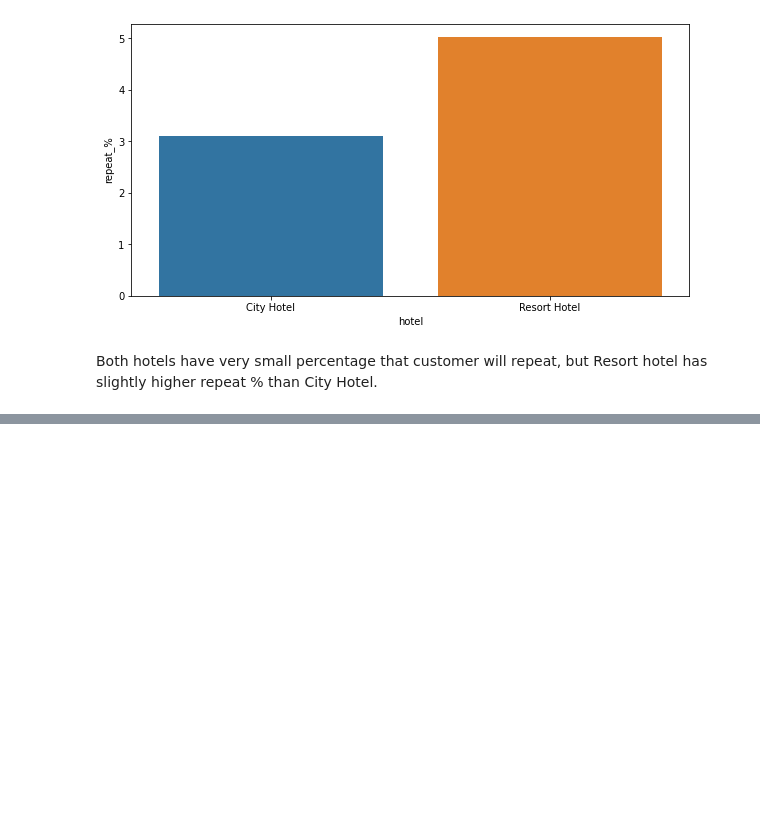
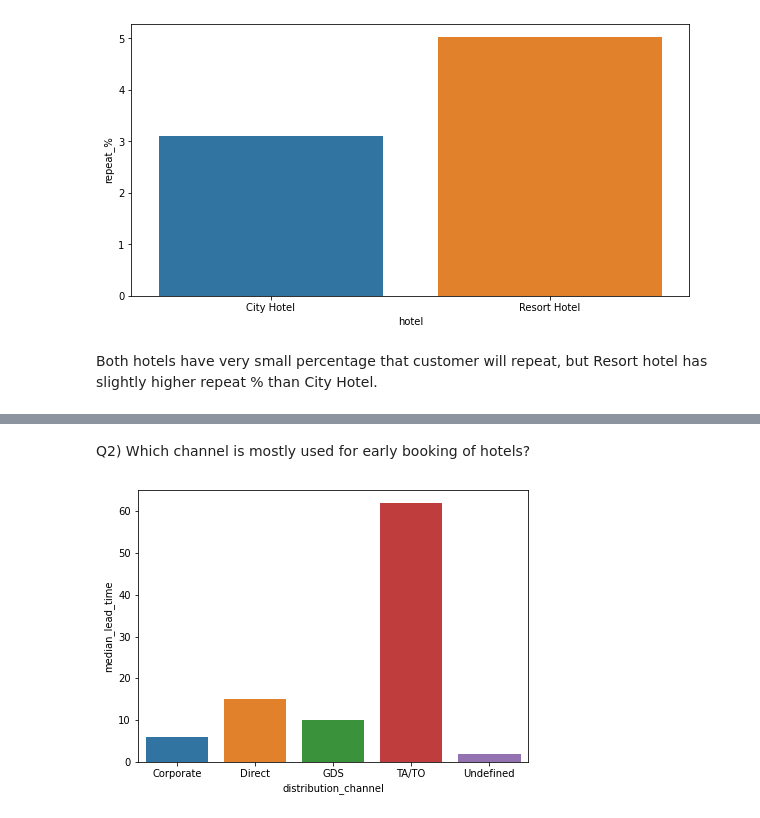
Before and after one commit to YMR29/EDA-on-Hotel-booking-dataset, a Jupyter notebook: Rahul_Y_M_EDA_Hotel_Booking_Analysis_Capstone_Project.ipynb, the cells around one changed output, grey strips where cells are left out. Cells and saved outputs as stored; diff of their text form; code cells hidden in the pictures; blank space fills up the shorter version.

```diff
--- a/Rahul_Y_M_EDA_Hotel_Booking_Analysis_Capstone_Project.ipynb
+++ b/Rahul_Y_M_EDA_Hotel_Booking_Analysis_Capstone_Project.ipynb
@@ -383,0 +392,10 @@ Both hotels have very small percentage that customer will repeat, but Resort hot
+# %% [markdown]
+Q2) Which channel is mostly used for early booking of hotels?
+# %%
+group_by_dc = df1.groupby('distribution_channel')
+d2 = pd.DataFrame(round(group_by_dc['lead_time'].median(),2)).reset_index().rename(columns = {'lead_time': 'median_lead_time'})
+plt.figure(figsize = (7,5))
+sns.barplot(x = d2['distribution_channel'], y = d2['median_lead_time'])
+plt.show()
+# %% [output]
+[figure, added]
```
Also changed, not shown: parts of 41 cells of this notebook.
